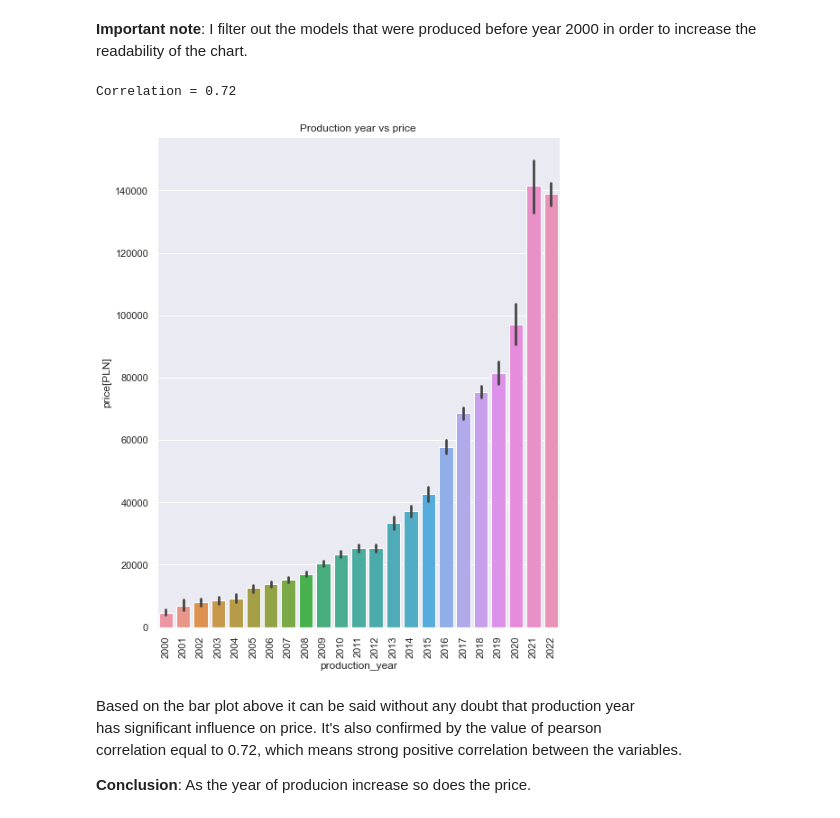
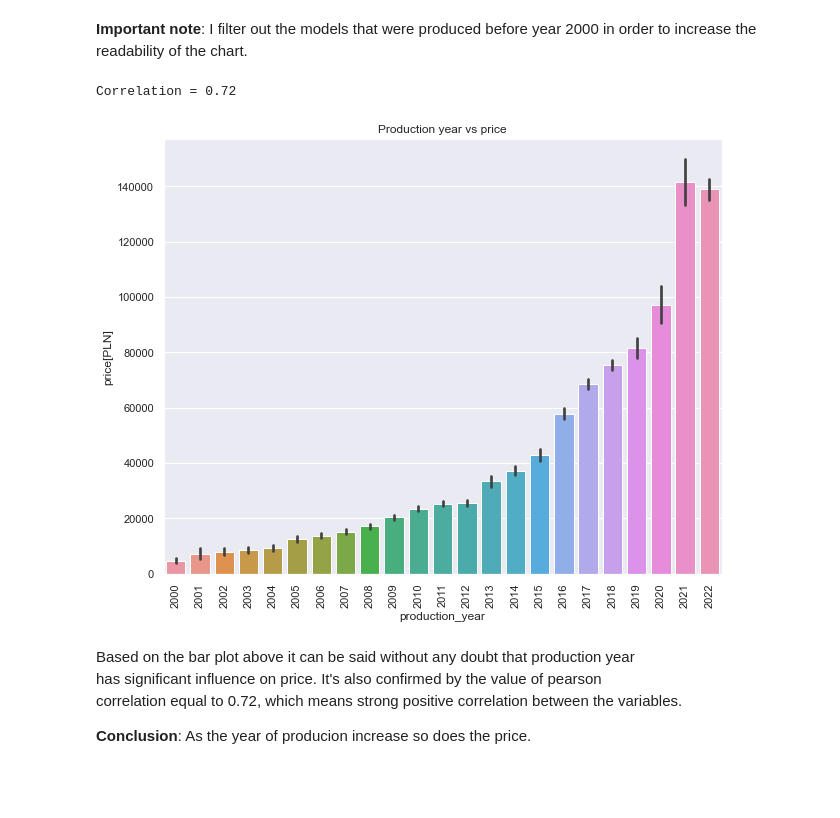
Before and after one commit to pawel-grzeszczyk/Car-Market-Analysis, a Jupyter notebook: car_market_analysis.ipynb, the cells around one changed output. Drawn from its saved outputs; the diff is of its cells as text; code cells hidden in the pictures; blank space fills up the shorter version.

```diff
--- a/car_market_analysis.ipynb
+++ b/car_market_analysis.ipynb
@@ -287,8 +289,8 @@ model_data = data.groupby('model')['price[PLN]'].agg([len, np.mean]).sort_values
 model_data = model_data[model_data['len'] > 100]
 model_data['mean'] = round(model_data['mean'], 2)
 
+plt.figure(figsize = (10, 20))
 plt.pie(model_data['len'], labels=model_data.index, autopct='%.0f%%')
-plt.rcParams["figure.figsize"] = (8,10)
 plt.title('Most popular models')
 plt.show()
 
@@ -326,17 +328,18 @@ Octavia, which is the most popular model has an average price close to the avera
 # %%
 year_data = data[data['production_year']>=2000]
 
+plt.figure(figsize = (10, 8))
 sns.set_theme(style="darkgrid")
 plt.xticks(rotation=90)
 sns.barplot(data = year_data,
     x='production_year',
     y = 'price[PLN]').set(title='Production year vs price')
 
 corr_year_price = round(year_data['production_year'].corr(year_data['price[PLN]'], method='pearson'), 2)
 print('Correlation = {}'.format(corr_year_price))
 # %% [output]
 Correlation = 0.72
-[figure, old version]
+[figure, new version]
 # %% [markdown]
 Based on the bar plot above it can be said without any doubt that production year
 has significant influence on price. It's also confirmed by the value of pearson
```
Also changed, not shown: parts of 5 cells of this notebook.
